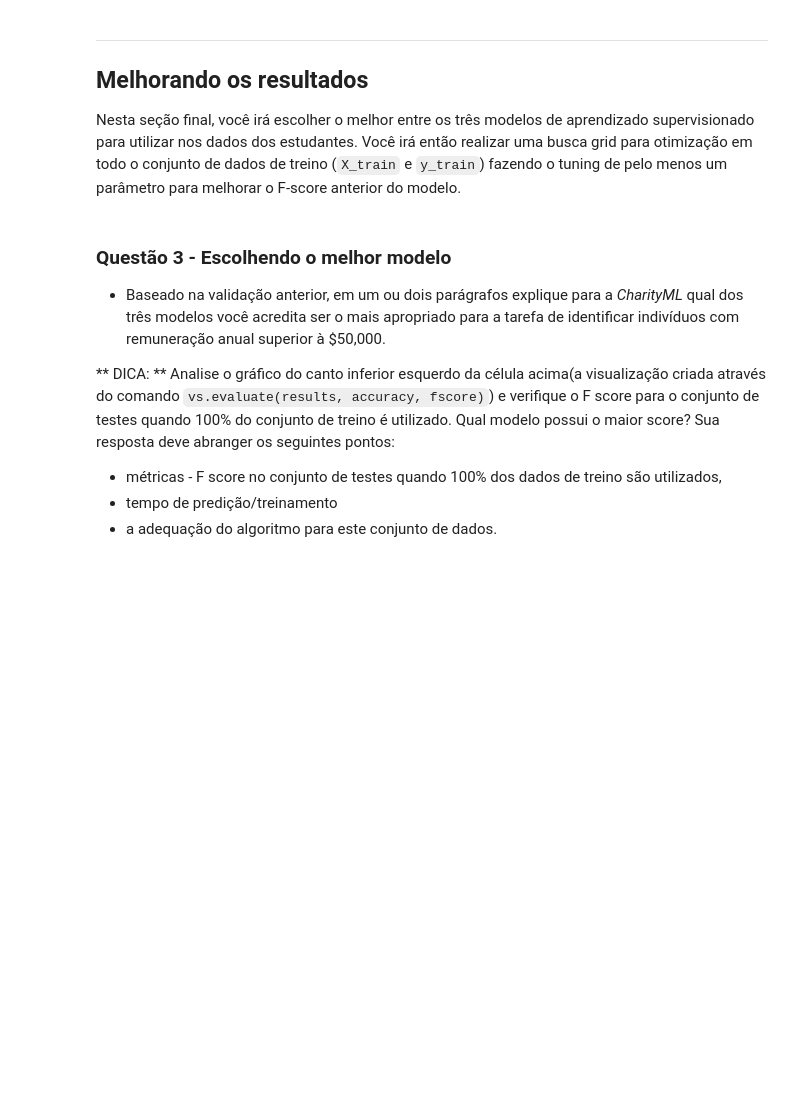
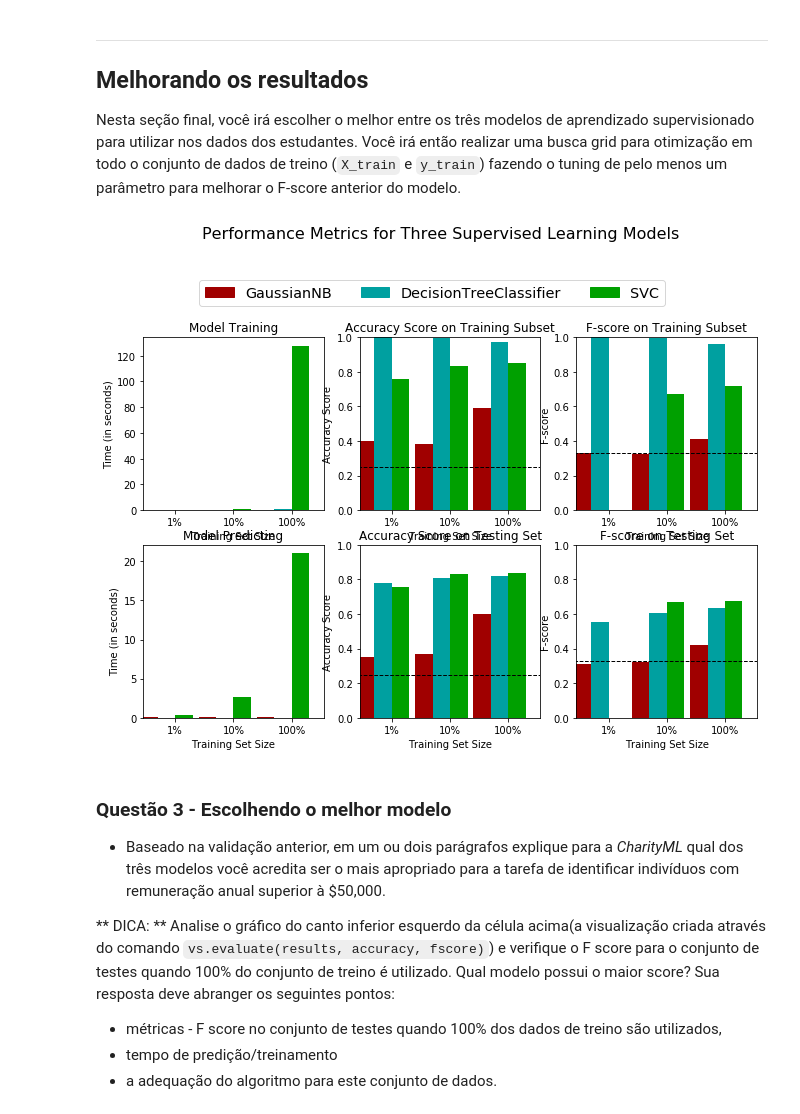
Before and after one commit to jmbrunetto/UdacityCharityML, a Jupyter notebook: finding_donors/finding_donors_PT.ipynb, the cells around one changed output. Cells and saved outputs as stored; diff of their text form; code cells hidden in the pictures; blank space fills up the shorter version.

```diff
--- a/finding_donors/finding_donors_PT.ipynb
+++ b/finding_donors/finding_donors_PT.ipynb
@@ -438,6 +461,10 @@ vs.evaluate(results, accuracy, fscore)
 ----
 ## Melhorando os resultados
 Nesta seção final, você irá escolher o melhor entre os três modelos de aprendizado supervisionado para utilizar nos dados dos estudantes. Você irá então realizar uma busca grid para otimização em todo o conjunto de dados de treino (`X_train` e `y_train`) fazendo o tuning de pelo menos um parâmetro para melhorar o F-score anterior do modelo.
+# %%
+vs.evaluate(results, accuracy, fscore)
+# %% [output]
+[figure, added]
 # %% [markdown]
 ### Questão 3 - Escolhendo o melhor modelo
 
```
Also changed, not shown: parts of 3 cells of this notebook, 2 other files.
